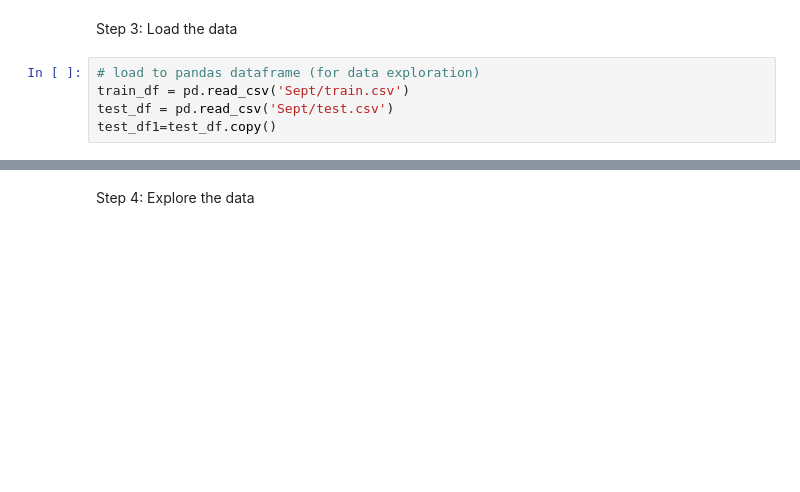
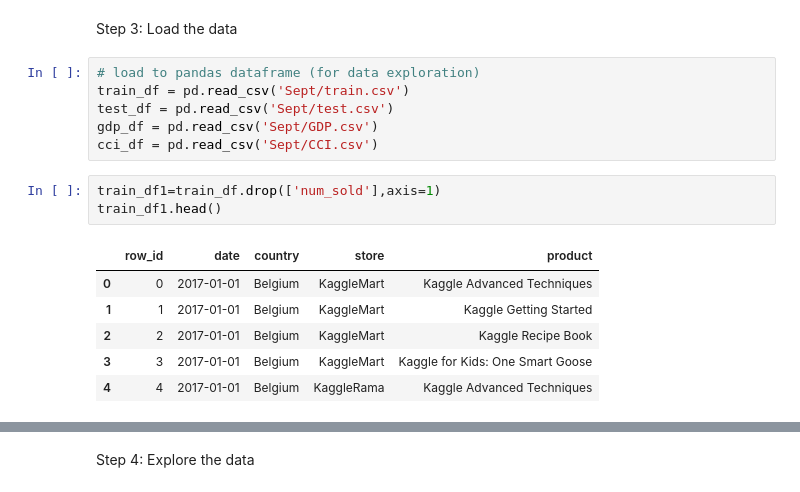
Before and after one commit to Chirag314/Tabular-Data-Series, a Jupyter notebook: tds_sep_22_time_series.ipynb, the cells around one changed output, grey strips where cells are left out. Saved outputs shown, nothing was run; the diff lists cells and outputs as text; blank space fills up the shorter version.

```diff
--- a/tds_sep_22_time_series.ipynb
+++ b/tds_sep_22_time_series.ipynb
@@ -54,4 +54,15 @@ Step 3: Load the data
 # load to pandas dataframe (for data exploration)
 train_df = pd.read_csv('Sept/train.csv')
 test_df = pd.read_csv('Sept/test.csv')
-test_df1=test_df.copy()
+gdp_df = pd.read_csv('Sept/GDP.csv')
+cci_df = pd.read_csv('Sept/CCI.csv')
+# %%
+train_df1=train_df.drop(['num_sold'],axis=1)
+train_df1.head()
+# %% [output]
+|  | row_id | date | country | store | product |
+| 0 | 0 | 2017-01-01 | Belgium | KaggleMart | Kaggle Advanced Techniques |
+| 1 | 1 | 2017-01-01 | Belgium | KaggleMart | Kaggle Getting Started |
+| 2 | 2 | 2017-01-01 | Belgium | KaggleMart | Kaggle Recipe Book |
+| 3 | 3 | 2017-01-01 | Belgium | KaggleMart | Kaggle for Kids: One Smart Goose |
+| 4 | 4 | 2017-01-01 | Belgium | KaggleRama | Kaggle Advanced Techniques |
```
Also changed, not shown: parts of 13 cells of this notebook.
